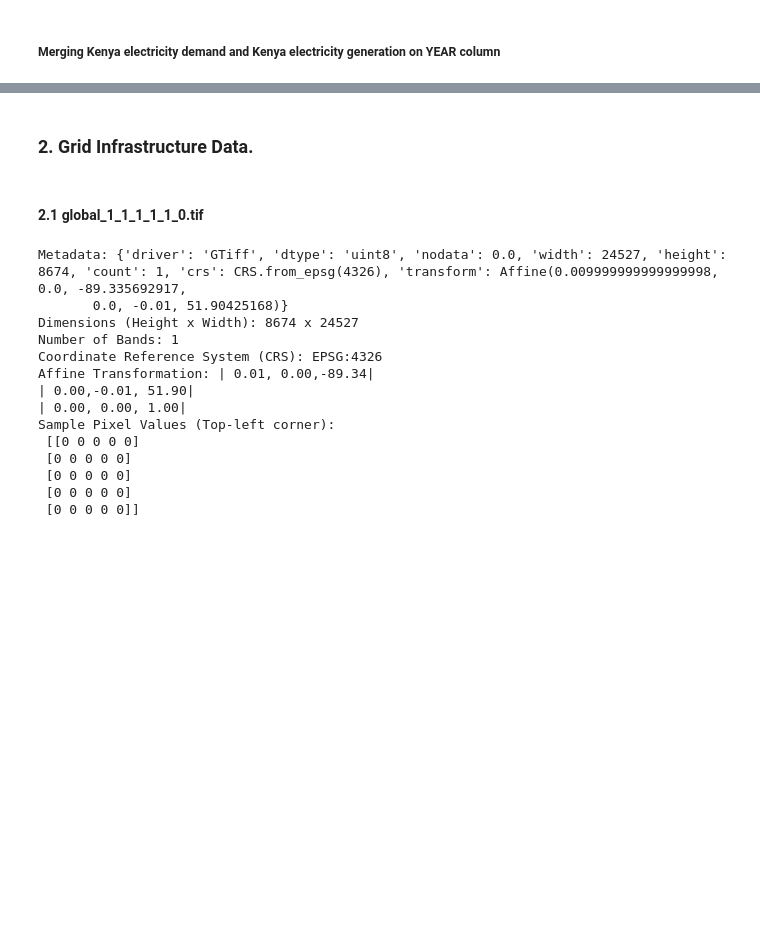
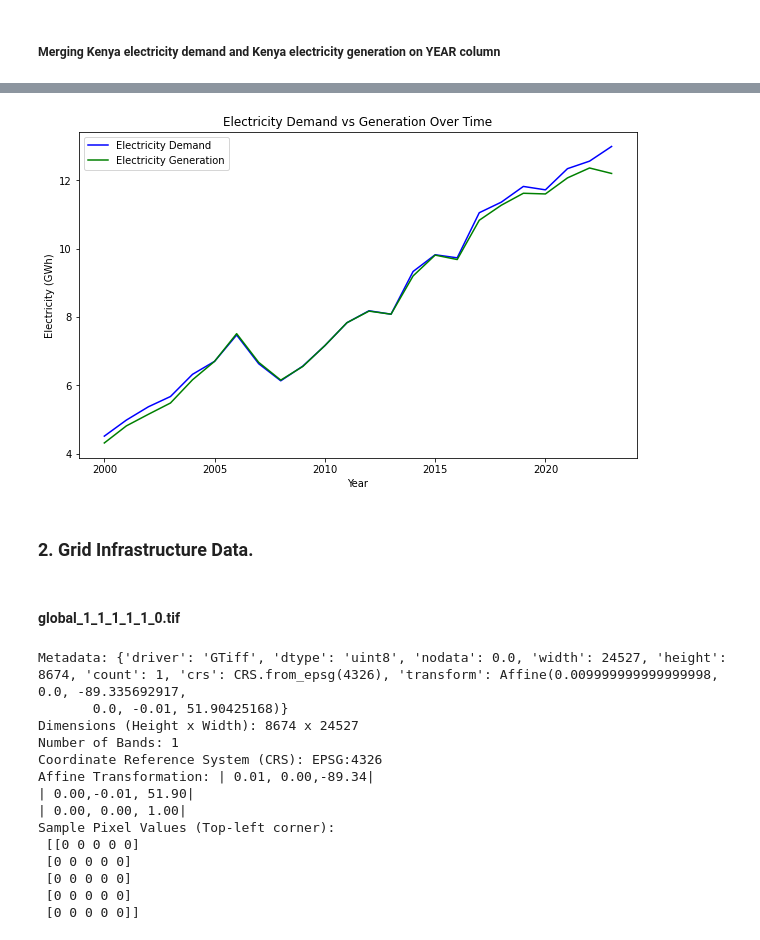
Before and after one commit to DavidGathimbaM/Energy-Access-and-Electrification-planning, a Jupyter notebook: group_workbook/Peter.ipynb, the cells around one changed output, grey strips where cells are left out. Drawn from its saved outputs; the diff is of its cells as text; code cells hidden in the pictures; blank space fills up the shorter version.

Commit message:
performed some visualizations

```diff
--- a/group_workbook/Peter.ipynb
+++ b/group_workbook/Peter.ipynb
@@ -185,7 +192,26 @@ merged_df.head()
+# %%
+plt.figure(figsize=(10, 6))
+
+# Plot electricity demand over time
+plt.plot(merged_df['Year'], merged_df['Electricity demand - TWh'], label='Electricity Demand', color='blue')
+
+# Plot electricity generation over time
+plt.plot(merged_df['Year'], merged_df['Electricity generation - TWh'], label='Electricity Generation', color='green')
+
+# Adding labels and title
+plt.xlabel('Year')
+plt.ylabel('Electricity (GWh)')
+plt.title('Electricity Demand vs Generation Over Time')
+plt.legend()
+
+# Display the plot
+plt.show()
+# %% [output]
+[figure, added]
 # %% [markdown]
 ### **2. Grid Infrastructure Data.**
 # %% [markdown]
-#### **2.1 global_1_1_1_1_1_0.tif**
+#### **global_1_1_1_1_1_0.tif**
 # %%
 import rasterio
 
```
Also changed, not shown: parts of 10 cells of this notebook.
